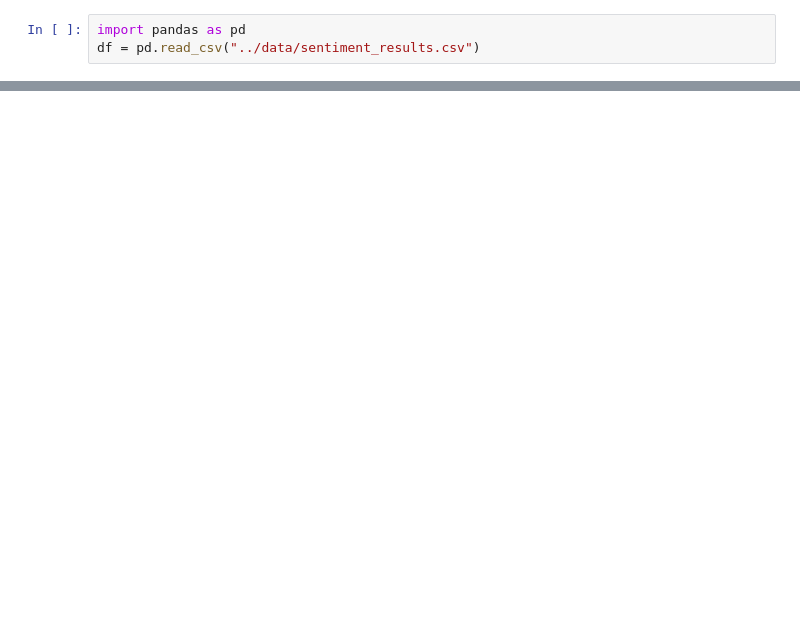
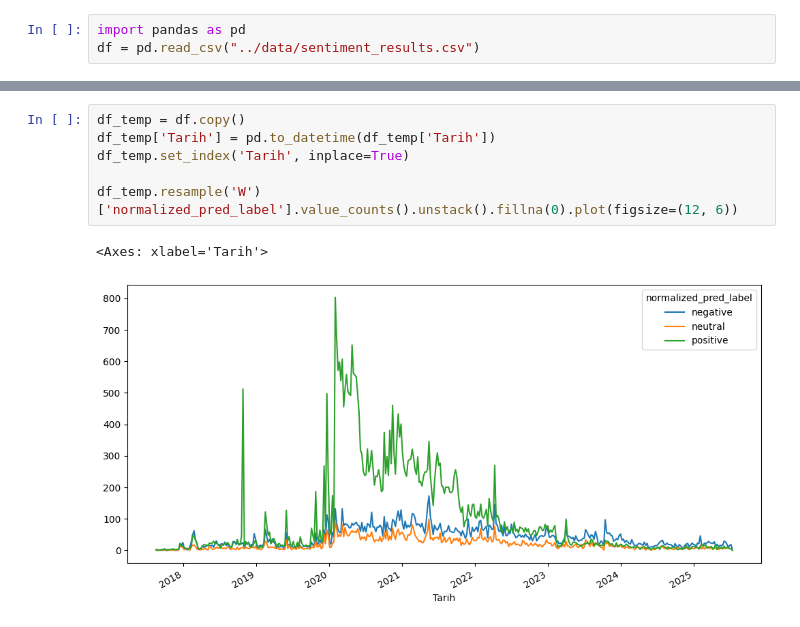
Before and after one commit to enisba/paycell-review-analysis, a Jupyter notebook: Notebooks/04_visualization.ipynb, the cells around one changed output, grey strips where cells are left out. Saved outputs shown, nothing was run; the diff lists cells and outputs as text; blank space fills up the shorter version.

```diff
--- a/Notebooks/04_visualization.ipynb
+++ b/Notebooks/04_visualization.ipynb
@@ -53,0 +175,9 @@ plt.show()
+# %%
+df_temp = df.copy()
+df_temp['Tarih'] = pd.to_datetime(df_temp['Tarih'])
+df_temp.set_index('Tarih', inplace=True)
+
+df_temp.resample('W')['normalized_pred_label'].value_counts().unstack().fillna(0).plot(figsize=(12, 6))
+# %% [output]
+<Axes: xlabel='Tarih'>
+[figure, added]
```
Also changed, not shown: parts of 10 cells of this notebook.
